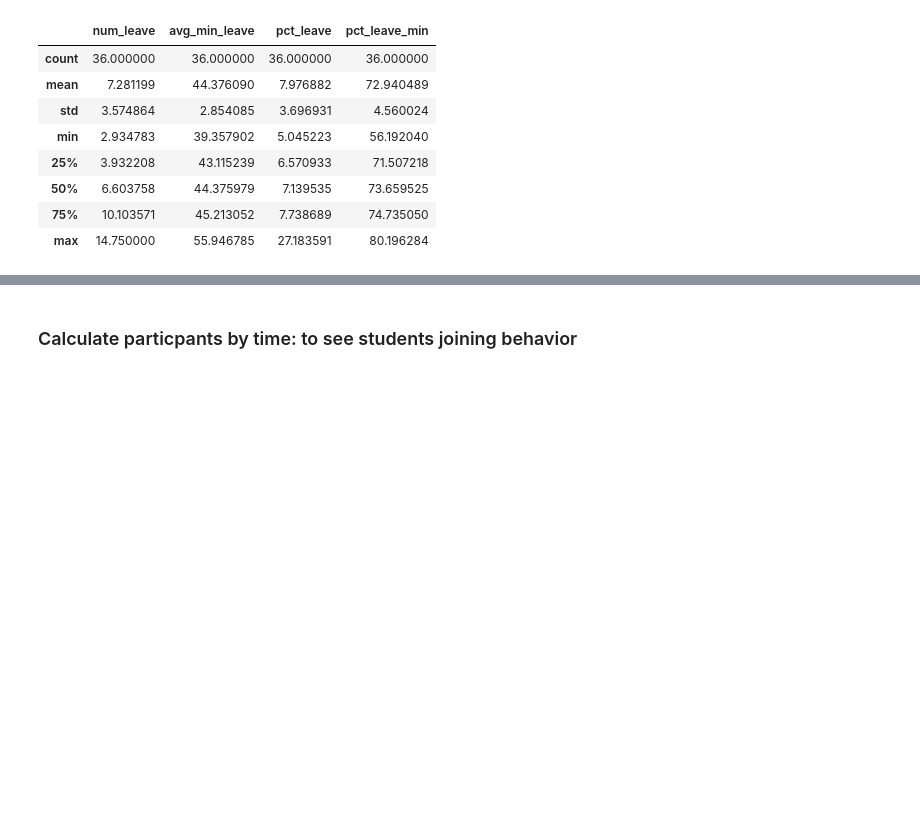
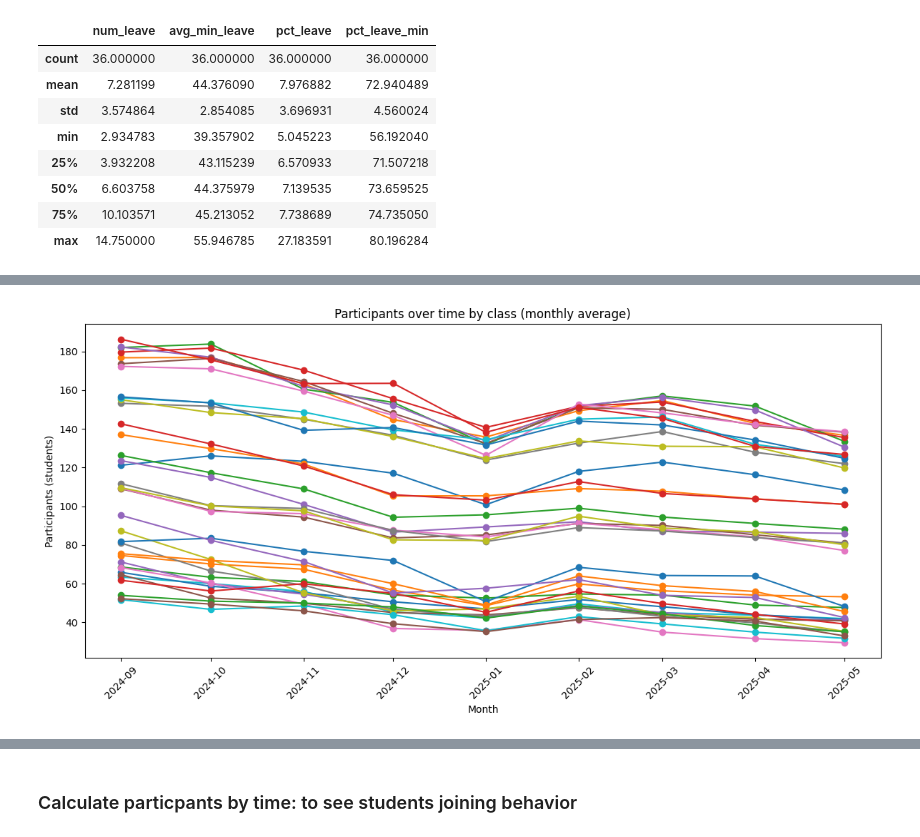
Before and after one commit to tthvan/Customer-Retention-Analysis, a Jupyter notebook: cleanin.ipynb, the cells around one changed output, grey strips where cells are left out. Saved outputs shown, nothing was run; the diff lists cells and outputs as text; code cells hidden in the pictures; blank space fills up the shorter version.

```diff
--- a/cleanin.ipynb
+++ b/cleanin.ipynb
@@ -762,0 +770,16 @@ leave_stats_by_class.describe()
+# %%
+#Get participant stats grouped by date and Topic (or the session of each class)
+participant_stats = df.groupby(['date', 'Topic']).agg(
+    participants=('Name (original name)', 'nunique')
+).reset_index()
+
+participant_stats['date'] = pd.to_datetime(participant_stats['date'])
+participant_stats['month'] = participant_stats['date'].dt.to_period('M')
+
+monthly_stats = participant_stats.groupby(['month', 'Topic']).agg(
+    participants=('participants', 'mean')
+).reset_index()
+
+monthly_stats['month'] = monthly_stats['month'].dt.to_timestamp()
+
+monthly_stats.tail()
@@ -762,0 +793,14 @@ leave_stats_by_class.describe()
+# %%
+plt.figure(figsize=(12,6))
+
+for topic, grp in monthly_stats.groupby('Topic'):
+    plt.plot(grp['month'], grp['participants'], marker='o', linestyle='-')
+
+plt.xlabel('Month')
+plt.ylabel('Participants (students)')
+plt.title('Participants over time by class (monthly average)')
+plt.xticks(rotation=45)
+plt.tight_layout()
+plt.show()
+# %% [output]
+[figure, added]
```
Also changed, not shown: parts of 25 cells of this notebook.
